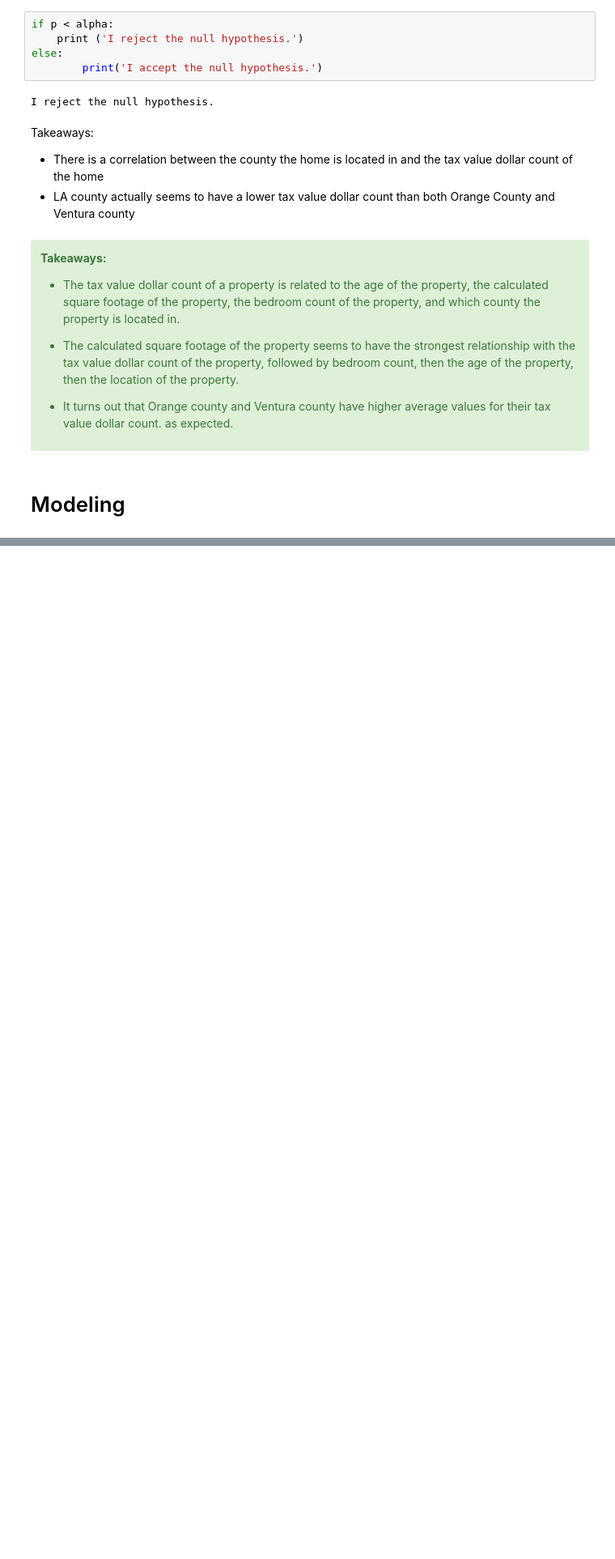
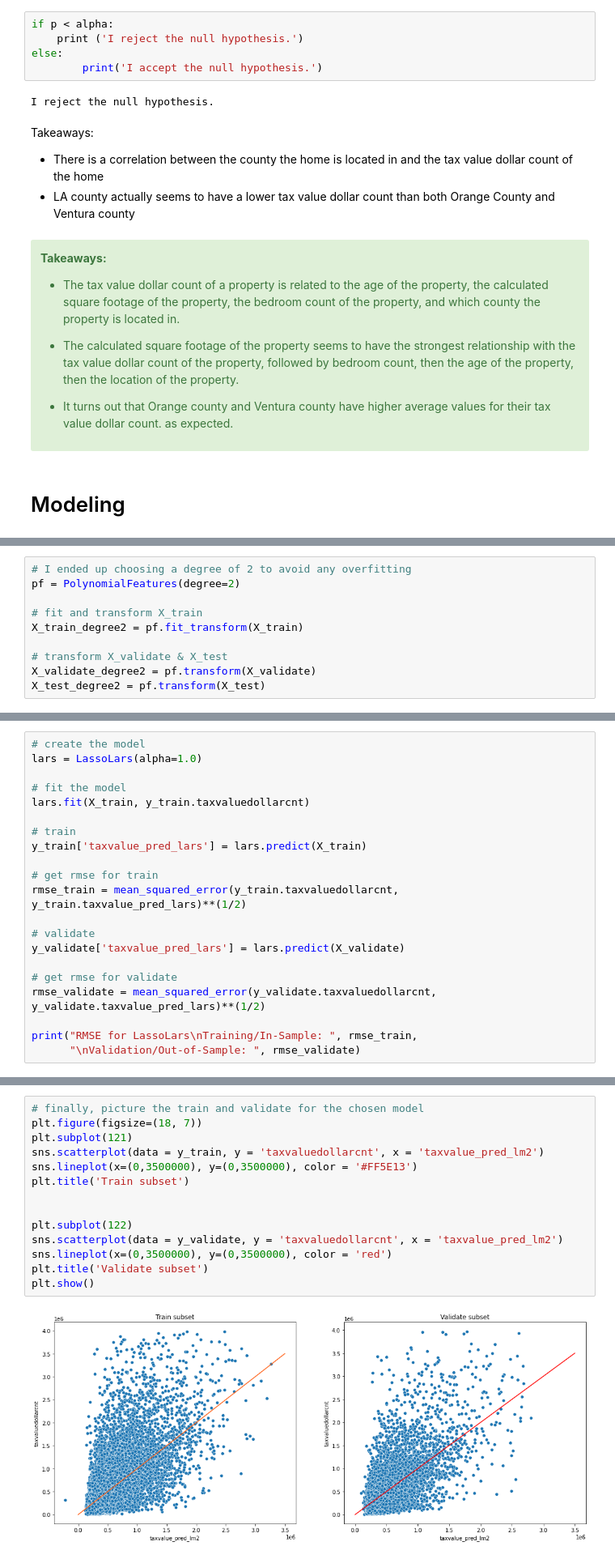
Before and after one commit to codyclonts/zillow_project, a Jupyter notebook: final_report.ipynb, the cells around one changed output, grey strips where cells are left out. Shown: that part at 81% size. Drawn from its saved outputs; the diff is of its cells as text; blank space fills up the shorter version.

```diff
--- a/final_report.ipynb
+++ b/final_report.ipynb
@@ -314,0 +359,10 @@ Takeaways:
+# %%
+# I ended up choosing a degree of 2 to avoid any overfitting
+pf = PolynomialFeatures(degree=2)
+
+# fit and transform X_train
+X_train_degree2 = pf.fit_transform(X_train)
+
+# transform X_validate & X_test
+X_validate_degree2 = pf.transform(X_validate)
+X_test_degree2 = pf.transform(X_test)
@@ -314,0 +434,21 @@ Takeaways:
+# %%
+# create the model
+lars = LassoLars(alpha=1.0)
+
+# fit the model
+lars.fit(X_train, y_train.taxvaluedollarcnt)
+
+# train
+y_train['taxvalue_pred_lars'] = lars.predict(X_train)
+
+# get rmse for train
+rmse_train = mean_squared_error(y_train.taxvaluedollarcnt, y_train.taxvalue_pred_lars)**(1/2)
+
+# validate
+y_validate['taxvalue_pred_lars'] = lars.predict(X_validate)
+
+# get rmse for validate
+rmse_validate = mean_squared_error(y_validate.taxvaluedollarcnt, y_validate.taxvalue_pred_lars)**(1/2)
+
+print("RMSE for LassoLars\nTraining/In-Sample: ", rmse_train,
+      "\nValidation/Out-of-Sample: ", rmse_validate)
@@ -314,0 +461,16 @@ Takeaways:
+# %%
+# finally, picture the train and validate for the chosen model
+plt.figure(figsize=(18, 7))
+plt.subplot(121)
+sns.scatterplot(data = y_train, y = 'taxvaluedollarcnt', x = 'taxvalue_pred_lm2')
+sns.lineplot(x=(0,3500000), y=(0,3500000), color = '#FF5E13')
+plt.title('Train subset')
+
+
+plt.subplot(122)
+sns.scatterplot(data = y_validate, y = 'taxvaluedollarcnt', x = 'taxvalue_pred_lm2')
+sns.lineplot(x=(0,3500000), y=(0,3500000), color = 'red')
+plt.title('Validate subset')
+plt.show()
+# %% [output]
+[figure, added]
```
Also changed, not shown: parts of 43 cells of this notebook.
